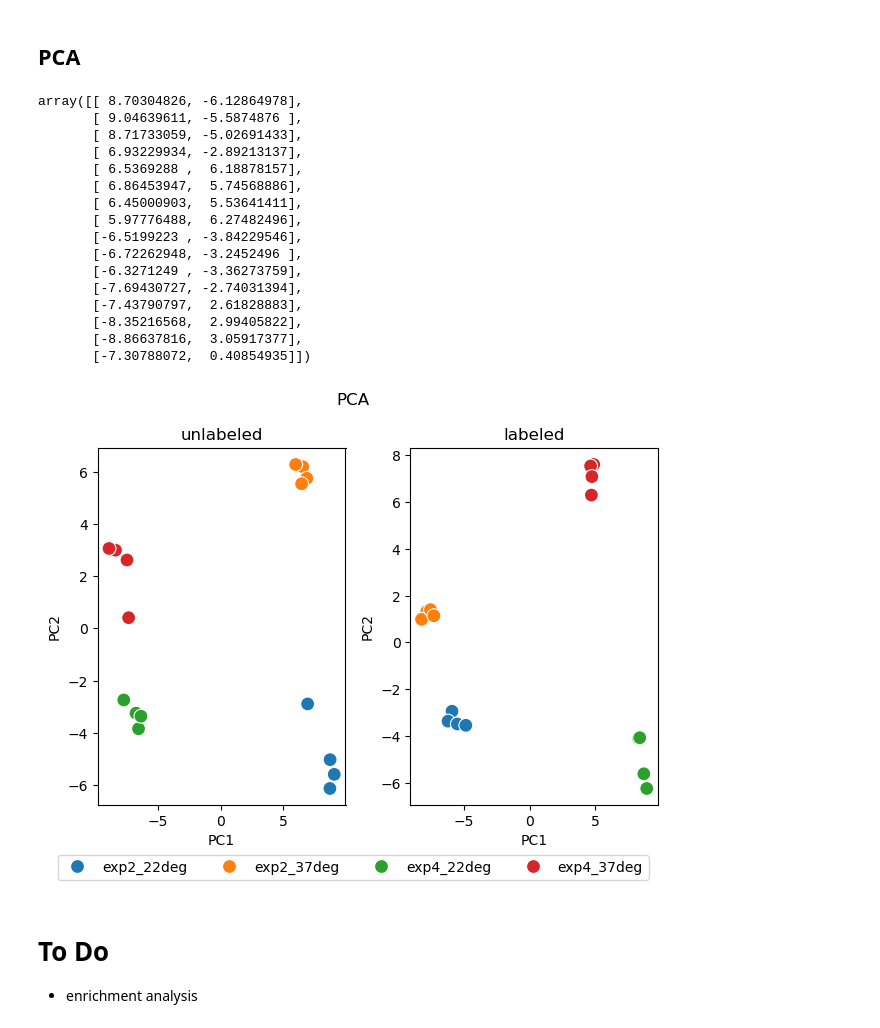
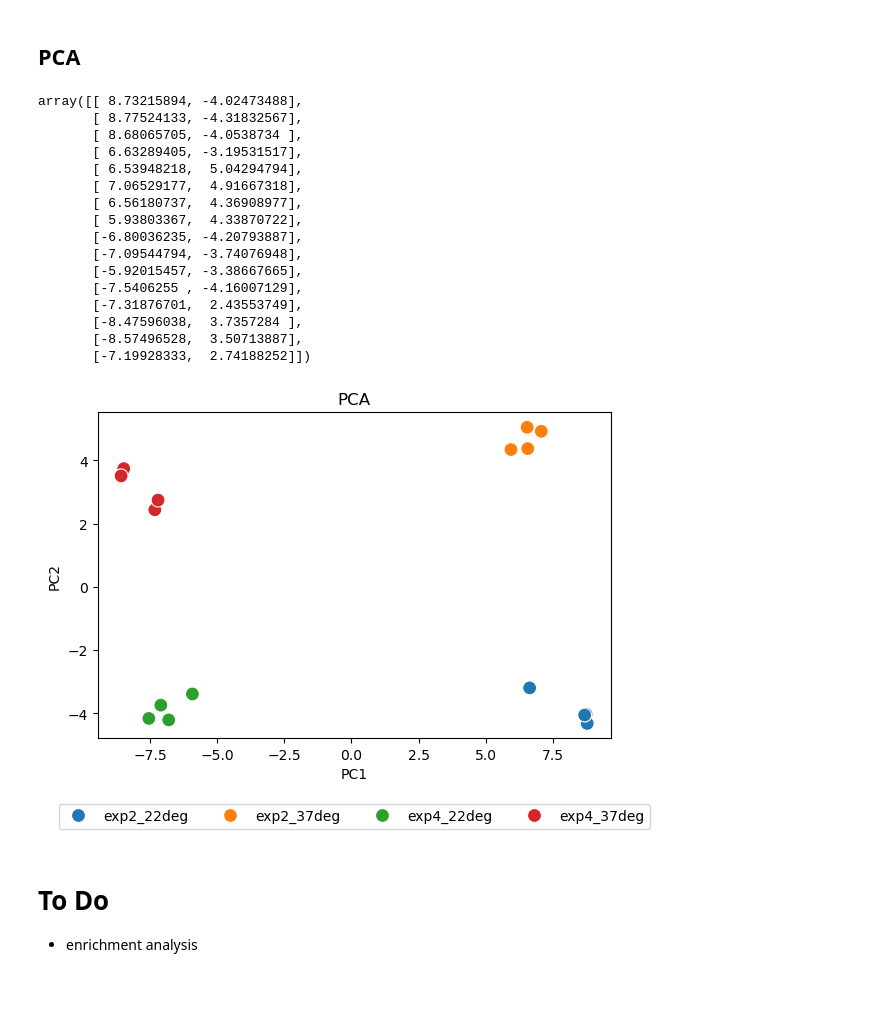
Before and after one commit to janniswi00/sphingo_modelling, a Jupyter notebook: code/analysis.ipynb, the cells around one changed output. Cells and saved outputs as stored; diff of their text form; code cells hidden in the pictures; blank space fills up the shorter version.

```diff
--- a/code/analysis.ipynb
+++ b/code/analysis.ipynb
@@ -424,12 +424,9 @@ plot(2, 2, "Distribution of skewness", df, [["skew_exp2_22deg", "skew_exp2_37deg
 ## Centering and scaling
 - x scaled = (x - mean(x)) / std(x)
 # %%
-df_rel = df.filter(regex=r"^exp\d+_\d+deg_\d+_rel").T
-df_l_rel = df.filter(regex=r"^exp\d+_\d+deg_\d+_l_rel").T
+df_pca = df.filter(regex=r"^sum_exp\d+_\d+deg_\d+").T
+scaler = StandardScaler()
+df_pca_scaled = scaler.fit_transform(df_pca)
 
-scaler = StandardScaler()
-df_rel_scaled = scaler.fit_transform(df_rel)
-df_l_rel_scaled = scaler.fit_transform(df_l_rel)
-
-df_rel_scaled
+df_pca_scaled
 # %% [output]
@@ -450,51 +447,40 @@ array([[-0.37440836, -1.98087073, -0.24340459, ..., -1.40544493,
 ## PCA
 # %%
 pca = PCA(n_components=2)
-scores = pca.fit_transform(df_rel_scaled)
-scores_l = pca.fit_transform(df_l_rel_scaled)
+scores = pca.fit_transform(df_pca_scaled)
 scores
 # %% [output]
-array([[ 8.70304826, -6.12864978],
-       [ 9.04639611, -5.5874876 ],
-       [ 8.71733059, -5.02691433],
-       [ 6.93229934, -2.89213137],
-       [ 6.5369288 ,  6.18878157],
-       [ 6.86453947,  5.74568886],
-       [ 6.45000903,  5.53641411],
-       [ 5.97776488,  6.27482496],
-       [-6.5199223 , -3.84229546],
-       [-6.72262948, -3.2452496 ],
-       [-6.3271249 , -3.36273759],
-       [-7.69430727, -2.74031394],
-       [-7.43790797,  2.61828883],
-       [-8.35216568,  2.99405822],
-       [-8.86637816,  3.05917377],
-       [-7.30788072,  0.40854935]])
+array([[ 8.73215894, -4.02473488],
+       [ 8.77524133, -4.31832567],
+       [ 8.68065705, -4.0538734 ],
+       [ 6.63289405, -3.19531517],
+       [ 6.53948218,  5.04294794],
+       [ 7.06529177,  4.91667318],
+       [ 6.56180737,  4.36908977],
+       [ 5.93803367,  4.33870722],
+       [-6.80036235, -4.20793887],
+       [-7.09544794, -3.74076948],
+       [-5.92015457, -3.38667665],
+       [-7.5406255 , -4.16007129],
+       [-7.31876701,  2.43553749],
+       [-8.47596038,  3.7357284 ],
+       [-8.57496528,  3.50713887],
+       [-7.19928333,  2.74188252]])
 # %%
 # PCA scores in DataFrame
-pca_df = pd.DataFrame(scores, columns=['PC1', 'PC2'])
-pca_l_df = pd.DataFrame(scores_l, columns=['PC1', 'PC2'])
+df_pca_plot = pd.DataFrame(scores, columns=['PC1', 'PC2'])
 
 # add groups
 groups = ["exp2_22deg"]*4 + ["exp2_37deg"]*4 + ["exp4_22deg"]*4 + ["exp4_37deg"]*4
-pca_df['group'] = groups
-pca_l_df['group'] = groups
+df_pca_plot['group'] = groups
 
 # Plot
-fig, axs = plt.subplots(1, 2)
-titles = ["unlabeled", "labeled"]
-
-for i, d in enumerate([pca_df, pca_l_df]):
-    sns.scatterplot(data=d, x="PC1", y="PC2", hue="group", s=100, ax=axs[i])
-    axs[i].set_title(f"{titles[i]}")
-    axs[i].legend().remove()
-
-handles, labels = axs[0].get_legend_handles_labels()
-fig.legend(handles, labels, loc="lower center", ncol=4, bbox_to_anchor=(0.5, -0.05))
-plt.suptitle("PCA")
+sns.scatterplot(data=df_pca_plot, x="PC1", y="PC2", hue="group", s=100)
+plt.title("PCA")
+plt.legend(loc="lower center", ncol=4, bbox_to_anchor=(0.5, -0.3))
 plt.tight_layout()
 # %% [output]
-[figure, old version]
+[figure, new version]
 # %% [markdown]
 # To Do
 - enrichment analysis
```
Also changed, not shown: parts of 1 cell of this notebook.
